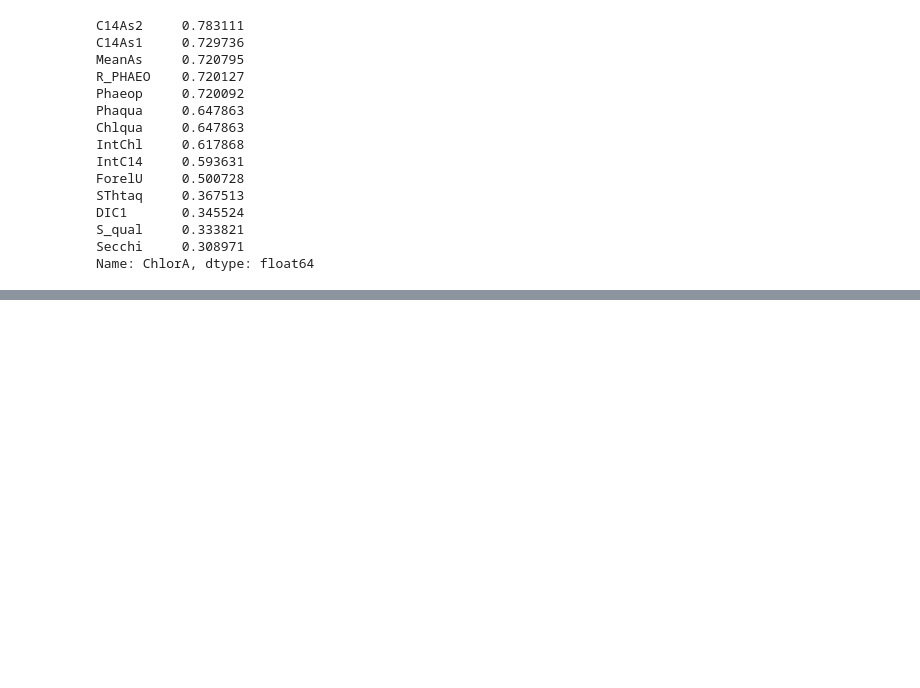
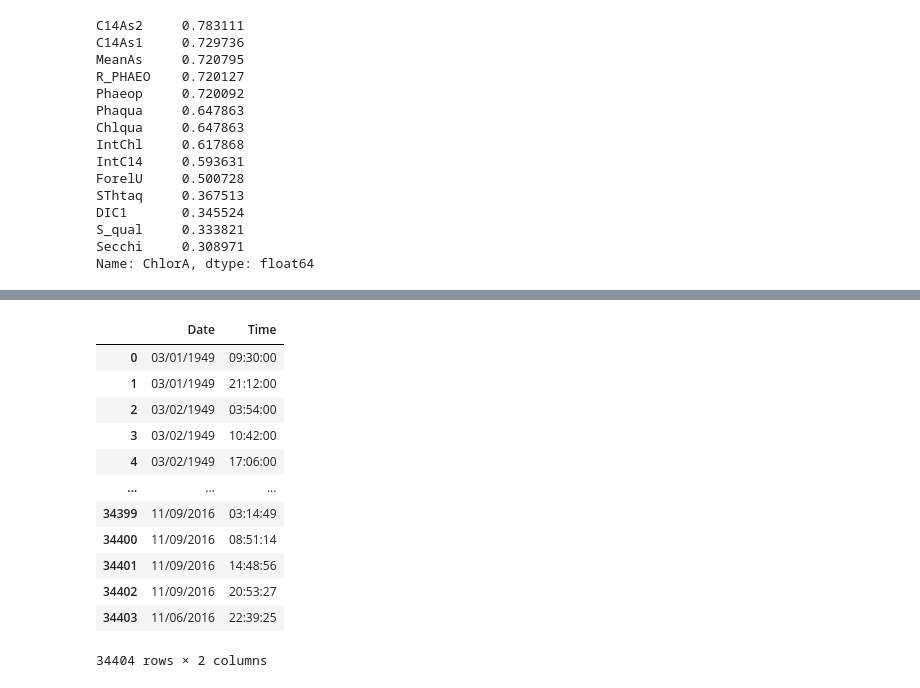
Before and after one commit to nicodigos/boston_dataset, a Jupyter notebook: Ocean.ipynb, the cells around one changed output, grey strips where cells are left out. Drawn from its saved outputs; the diff is of its cells as text; code cells hidden in the pictures; blank space fills up the shorter version.

```diff
--- a/Ocean.ipynb
+++ b/Ocean.ipynb
@@ -445,0 +449,3 @@ obj_bottle[strong_correlations].corr()
+# %%
+bottle = pd.read_csv("datasets/calcofi/bottle.csv")
+cast = pd.read_csv("datasets/calcofi/cast.csv")
@@ -445,0 +478,16 @@ obj_bottle[strong_correlations].corr()
+# %%
+cast[['Date', 'Time']]
+# %% [output]
+|  | Date | Time |
+| 0 | 03/01/1949 | 09:30:00 |
+| 1 | 03/01/1949 | 21:12:00 |
+| 2 | 03/02/1949 | 03:54:00 |
+| 3 | 03/02/1949 | 10:42:00 |
+| 4 | 03/02/1949 | 17:06:00 |
+| ... | ... | ... |
+| 34399 | 11/09/2016 | 03:14:49 |
+| 34400 | 11/09/2016 | 08:51:14 |
+| 34401 | 11/09/2016 | 14:48:56 |
+| 34402 | 11/09/2016 | 20:53:27 |
+| 34403 | 11/06/2016 | 22:39:25 |
+34404 rows × 2 columns
```
Also changed, not shown: parts of 4 cells of this notebook, 1 other file.
